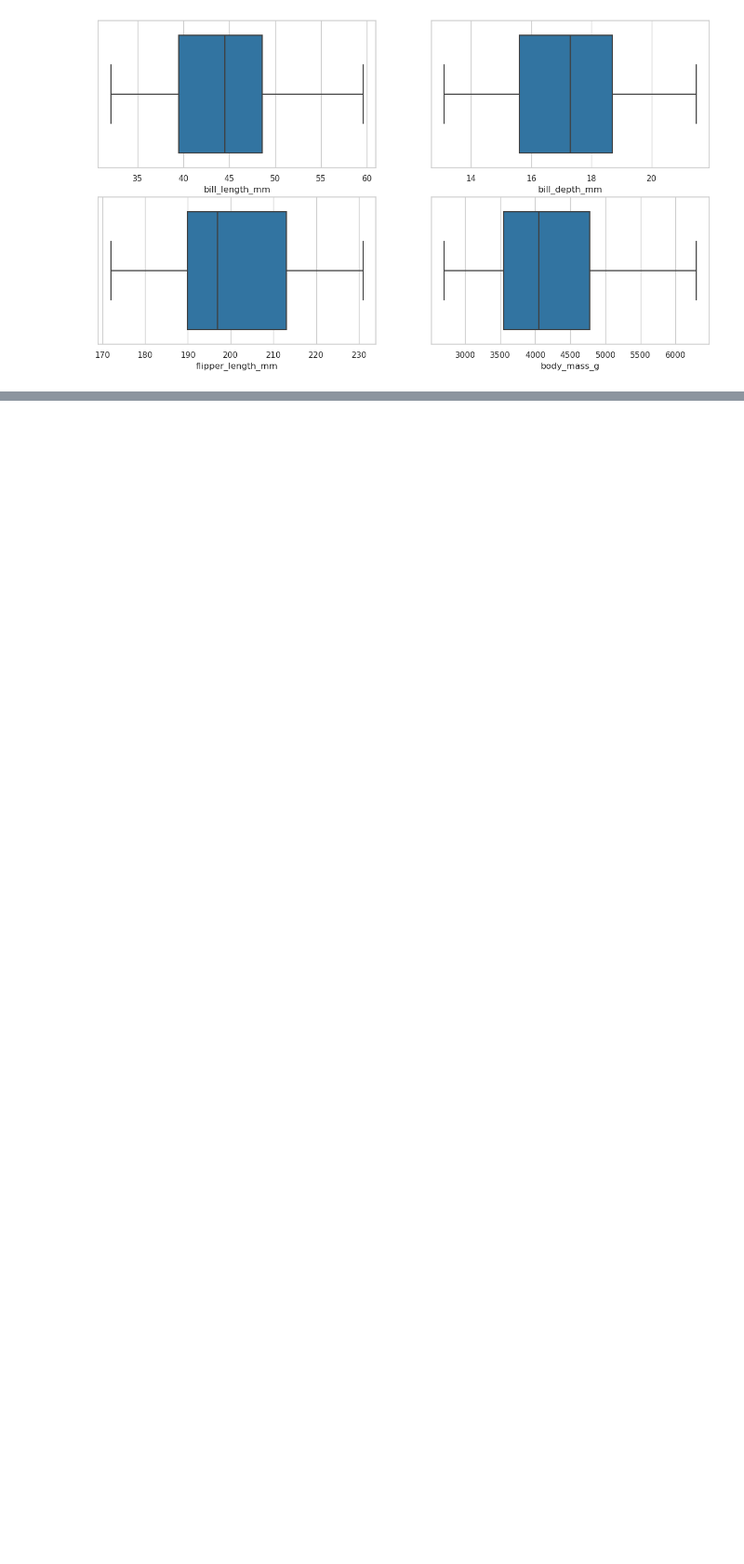
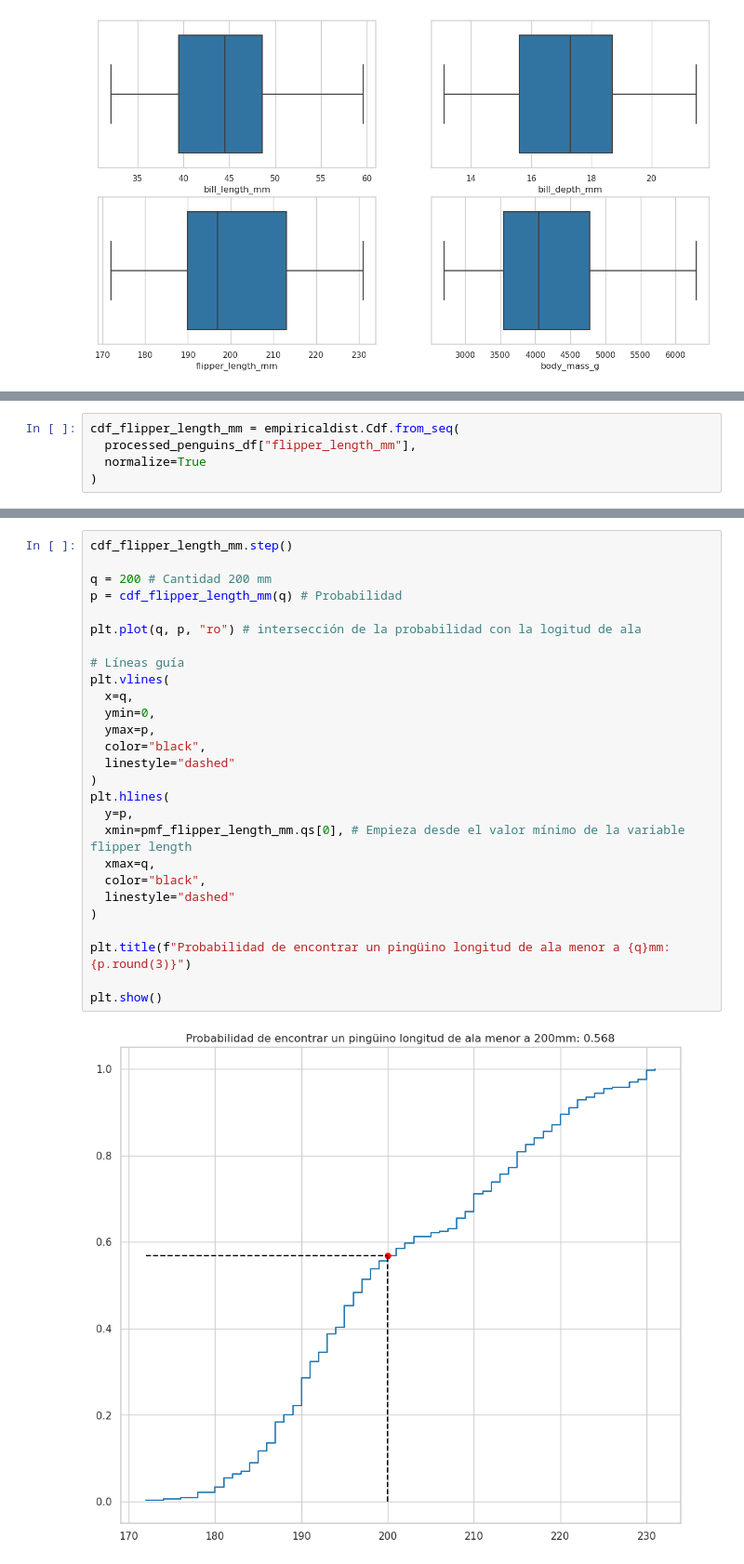
Before and after one commit to pahoalapizco/eda_penguins, a Jupyter notebook: notebooks/1.0-eda_penguins-introduction.ipynb, the cells around one changed output, grey strips where cells are left out. Shown at 93% size. Drawn from its saved outputs; the diff is of its cells as text; blank space fills up the shorter version.

```diff
--- a/notebooks/1.0-eda_penguins-introduction.ipynb
+++ b/notebooks/1.0-eda_penguins-introduction.ipynb
@@ -623,0 +651,5 @@ for i in range(len(variables_arr)):
+# %%
+cdf_flipper_length_mm = empiricaldist.Cdf.from_seq(
+  processed_penguins_df["flipper_length_mm"],
+  normalize=True
+)
@@ -623,0 +658,29 @@ for i in range(len(variables_arr)):
+# %%
+cdf_flipper_length_mm.step()
+
+q = 200 # Cantidad 200 mm
+p = cdf_flipper_length_mm(q) # Probabilidad
+
+plt.plot(q, p, "ro") # intersección de la probabilidad con la logitud de ala
+
+# Líneas guía
+plt.vlines(
+  x=q,
+  ymin=0,
+  ymax=p,
+  color="black",
+  linestyle="dashed"
+)
+plt.hlines(
+  y=p,
+  xmin=pmf_flipper_length_mm.qs[0], # Empieza desde el valor mínimo de la variable flipper length
+  xmax=q,
+  color="black",
+  linestyle="dashed"
+)
+
+plt.title(f"Probabilidad de encontrar un pingüino longitud de ala menor a {q}mm: {p.round(3)}")
+
+plt.show()
+# %% [output]
+[figure, added]
```
Also changed, not shown: parts of 25 cells of this notebook.
